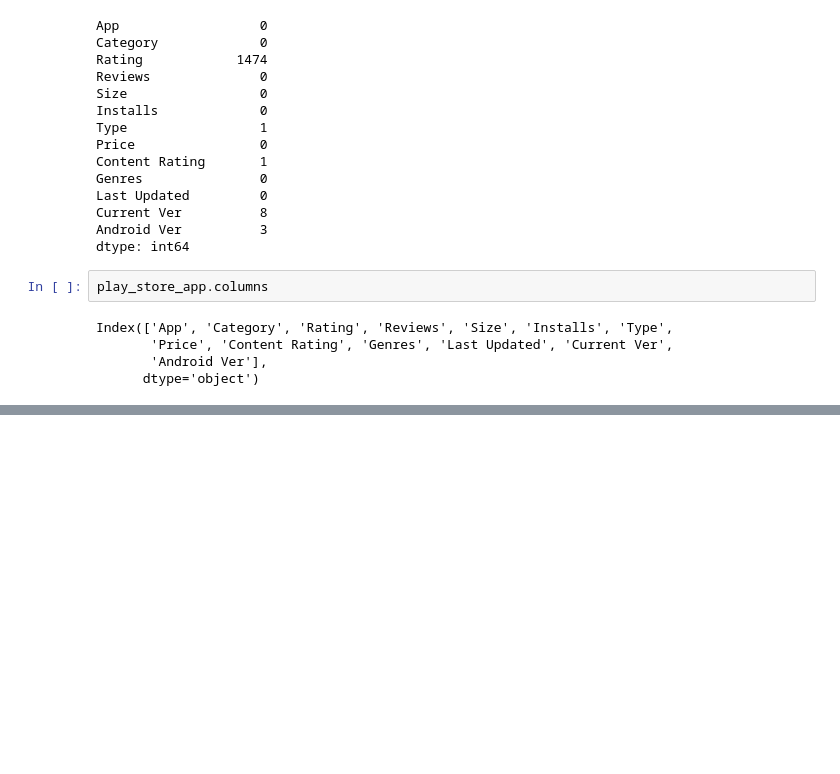
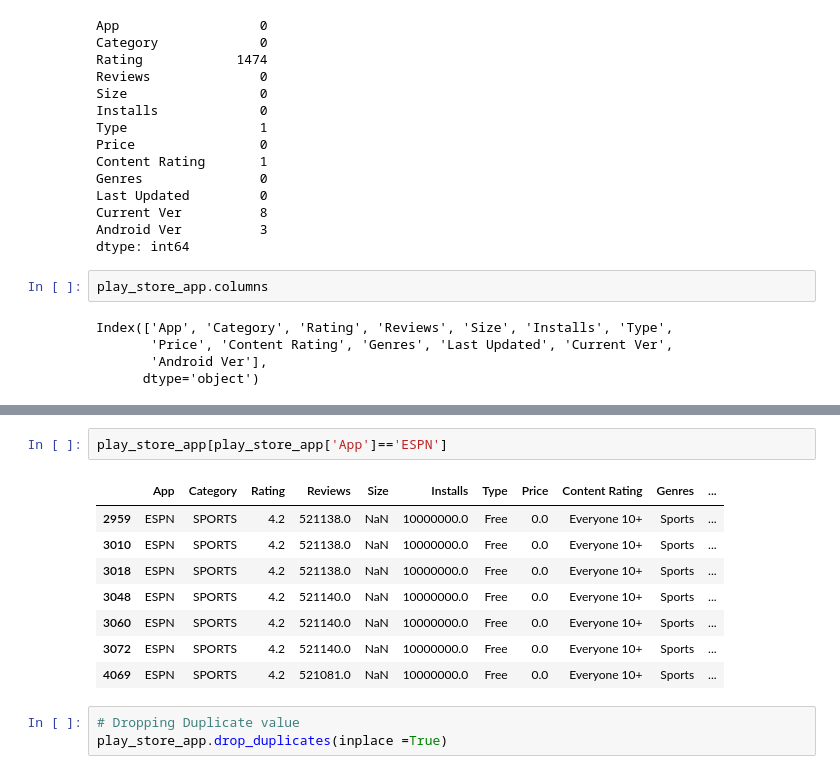
Before and after one commit to Sachin070292/Play-Store-App-Review-Analysis, a Jupyter notebook: Sachin_dubey_Play_Store_App_Review_Analysis.ipynb, the cells around one changed output, grey strips where cells are left out. Saved outputs shown, nothing was run; the diff lists cells and outputs as text; blank space fills up the shorter version.

```diff
--- a/Sachin_dubey_Play_Store_App_Review_Analysis.ipynb
+++ b/Sachin_dubey_Play_Store_App_Review_Analysis.ipynb
@@ -86,0 +380,14 @@ Index(['App', 'Category', 'Rating', 'Reviews', 'Size', 'Installs', 'Type',
+# %%
+play_store_app[play_store_app['App']=='ESPN']
+# %% [output]
+|  | App | Category | Rating | Reviews | Size | Installs | Type | Price | Content Rating | Genres | ... |
+| 2959 | ESPN | SPORTS | 4.2 | 521138.0 | NaN | 10000000.0 | Free | 0.0 | Everyone 10+ | Sports | ... |
+| 3010 | ESPN | SPORTS | 4.2 | 521138.0 | NaN | 10000000.0 | Free | 0.0 | Everyone 10+ | Sports | ... |
+| 3018 | ESPN | SPORTS | 4.2 | 521138.0 | NaN | 10000000.0 | Free | 0.0 | Everyone 10+ | Sports | ... |
+| 3048 | ESPN | SPORTS | 4.2 | 521140.0 | NaN | 10000000.0 | Free | 0.0 | Everyone 10+ | Sports | ... |
+| 3060 | ESPN | SPORTS | 4.2 | 521140.0 | NaN | 10000000.0 | Free | 0.0 | Everyone 10+ | Sports | ... |
+| 3072 | ESPN | SPORTS | 4.2 | 521140.0 | NaN | 10000000.0 | Free | 0.0 | Everyone 10+ | Sports | ... |
+| 4069 | ESPN | SPORTS | 4.2 | 521081.0 | NaN | 10000000.0 | Free | 0.0 | Everyone 10+ | Sports | ... |
+# %%
+# Dropping Duplicate value
+play_store_app.drop_duplicates(inplace =True)
```
Also changed, not shown: parts of 38 cells of this notebook.
